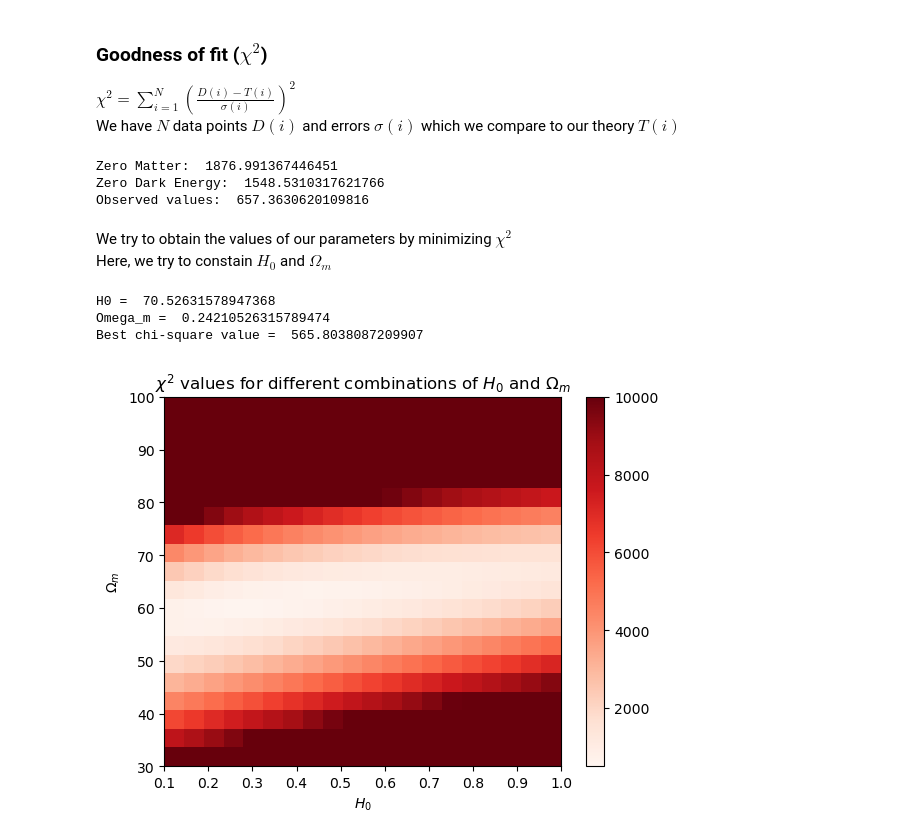
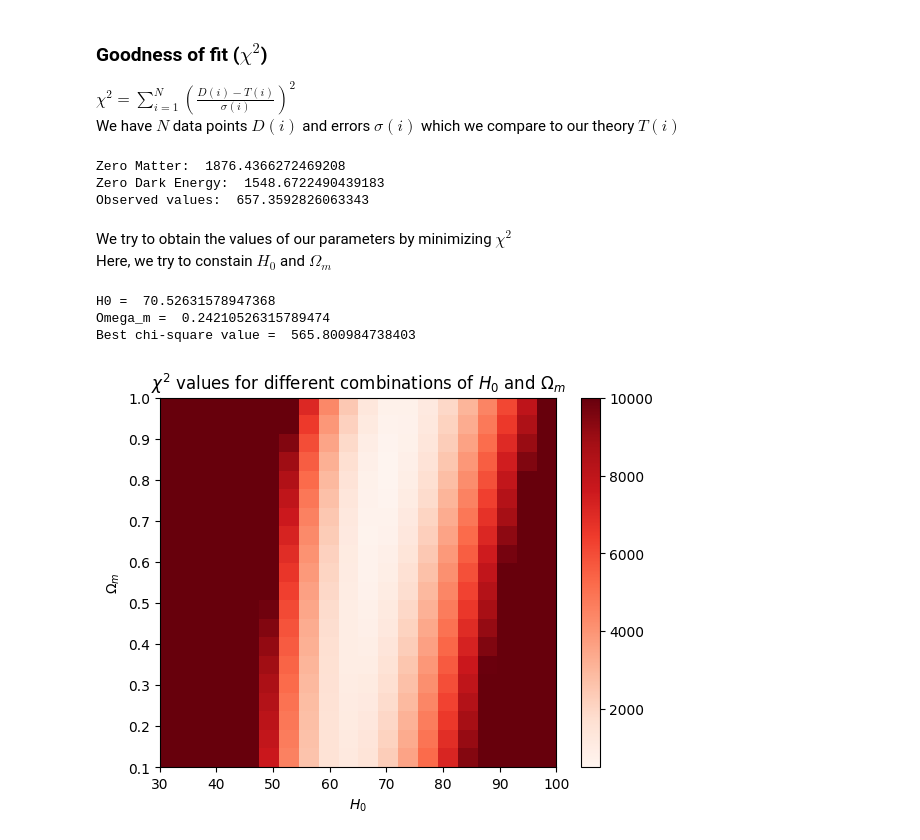
Before and after one commit to AnshulJawale/Computational-Cosmology, a Jupyter notebook: LCDM.ipynb, the cells around one changed output. Drawn from its saved outputs; the diff is of its cells as text; code cells hidden in the pictures.

```diff
--- a/LCDM.ipynb
+++ b/LCDM.ipynb
@@ -16,7 +16,7 @@ def d_eta(a, Omega_m=Omega_m, Omega_rad=Omega_rad, Omega_k=Omega_k, Omega_Lambda
     return c / 1000 / (H0*np.sqrt((Omega_m*a)+Omega_rad+(Omega_k*a**2)+Omega_Lambda*a**4))
 
 def eta(a, Omega_m=Omega_m, Omega_rad=Omega_rad, Omega_k=Omega_k, Omega_Lambda=Omega_Lambda, H0=H0):
-    return integrate.romberg(d_eta, a, 1, args=(Omega_m, Omega_rad, Omega_k, Omega_Lambda, H0), rtol=1e-2)
+    return integrate.quad(d_eta, a, 1, args=(Omega_m, Omega_rad, Omega_k, Omega_Lambda, H0))[0]
 
 def comoving_distance(a, Omega_m=Omega_m, Omega_rad=Omega_rad, Omega_k=Omega_k, Omega_Lambda=Omega_Lambda, H0=H0):
     et = eta(a, Omega_m=Omega_m, Omega_rad=Omega_rad, Omega_k=Omega_k, Omega_Lambda=Omega_Lambda, H0=H0)
@@ -93,17 +93,18 @@ print("Zero Matter: ", chi_square(MU_m, MU_SN, Delta_MU_SN))
 print("Zero Dark Energy: ", chi_square(MU_Lambda, MU_SN, Delta_MU_SN))
 print("Observed values: ", chi_square(list(map(distance_modulus, Z_SN)), MU_SN, Delta_MU_SN))
 # %% [output]
-Zero Matter:  1876.991367446451
-Zero Dark Energy:  1548.5310317621766
-Observed values:  657.3630620109816
+Zero Matter:  1876.4366272469208
+Zero Dark Energy:  1548.6722490439183
+Observed values:  657.3592826063343
 # %% [markdown]
 We try to obtain the values of our parameters by minimizing $\chi^2$ <br>
 Here, we try to constain $H_0$ and $\Omega_m$
 # %%
-def chi_square_SN(H0, Omega_m):
+def chi_square_SN(vals):
     '''
     Returns the chi^2 value of the distance modulus for any given values of H0 and Omega_m
     '''
+    Omega_m, H0 = vals
     if (Omega_m < 0 or Omega_m > 1 or H0 < 30 or H0 > 100):
         return np.inf                                                #? Out of bounds
 
@@ -114,38 +115,40 @@ def chi_square_SN(H0, Omega_m):
 
     return chi_square(MU, MU_SN, Delta_MU_SN)
 
-def bestfit(bounds, tries):
+log_chi_square_SN = lambda params: -0.5 * chi_square_SN(params)
+
+def bestfit(bounds, iterations):
     best_chi_square = 1e30                                     #? A very large value
-    CHI = np.zeros((tries, tries))
-    OMEGA_M = np.linspace(bounds[0][0], bounds[0][1], tries)
-    H = np.linspace(bounds[1][0], bounds[1][1], tries)
+    CHI = np.zeros((iterations, iterations))
+    OMEGA_M = np.linspace(bounds[0][0], bounds[0][1], iterations)
+    H = np.linspace(bounds[1][0], bounds[1][1], iterations)
 
     for i in range(tries):
-        for j in range(tries):
-            chi_sq_SN = chi_square_SN(H[i], OMEGA_M[j])
+        for j in range(iterations):
+            chi_sq_SN = chi_square_SN((OMEGA_M[i], H[j]))
             CHI[i][j] = chi_sq_SN
             if chi_sq_SN < best_chi_square:
                 best_chi_square = chi_sq_SN
-                best_fit = (H[i], OMEGA_M[j])
+                best_fit = (OMEGA_M[i], H[j])
 
     return best_fit, best_chi_square, CHI
 # %%
 bounds = [[0.1, 1], [30, 100]]
 tries = 20
 
 best_fit, best_chi_square, CHI = bestfit(bounds, tries)
-print("H0 = ", best_fit[0])
-print("Omega_m = ", best_fit[1])
+print("H0 = ", best_fit[1])
+print("Omega_m = ", best_fit[0])
 print("Best chi-square value = ", best_chi_square)
 
-plt.imshow(CHI, cmap=plt.cm.Reds, vmin=500, vmax=1e4, extent=[bounds[0][0], bounds[0][1], bounds[1][0], bounds[1][1]], aspect='auto')
+plt.imshow(CHI, cmap=plt.cm.Reds, vmin=500, vmax=1e4, extent=[bounds[1][0], bounds[1][1], bounds[0][0], bounds[0][1]], aspect='auto')
 plt.colorbar()
 plt.xlabel(r"$H_0$")
 plt.ylabel(r"$\Omega_m$")
 plt.title(r"$\chi^2$ values for different combinations of $H_0$ and $\Omega_m$")
 plt.show()
 # %% [output]
 H0 =  70.52631578947368
 Omega_m =  0.24210526315789474
-Best chi-square value =  565.8038087209907
+Best chi-square value =  565.800984738403
-[figure, old version]
+[figure, new version]
```
Also changed, not shown: parts of 8 cells of this notebook, 3 other files.
